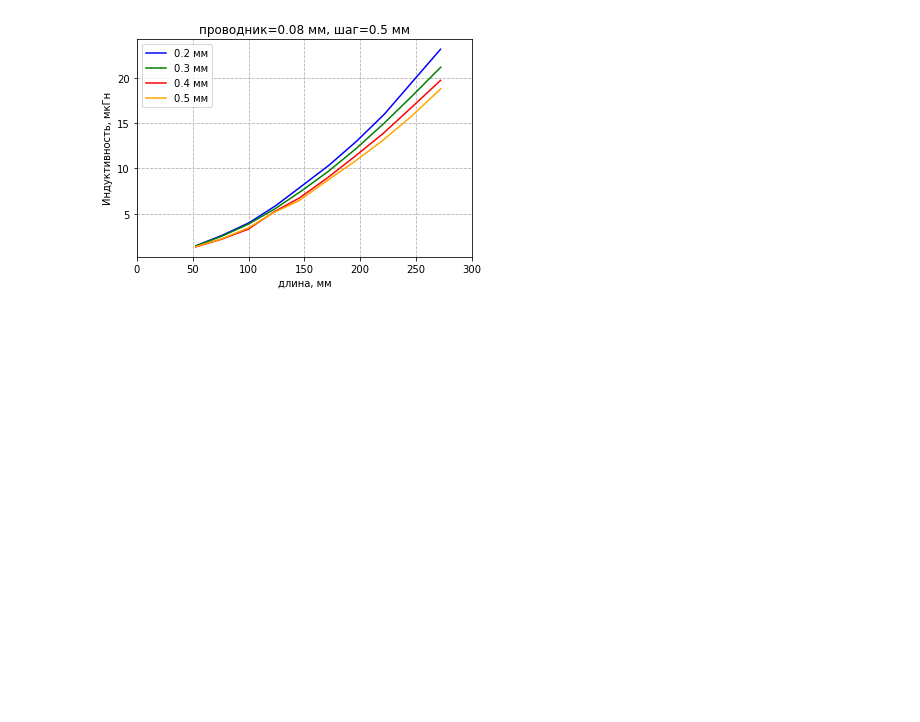
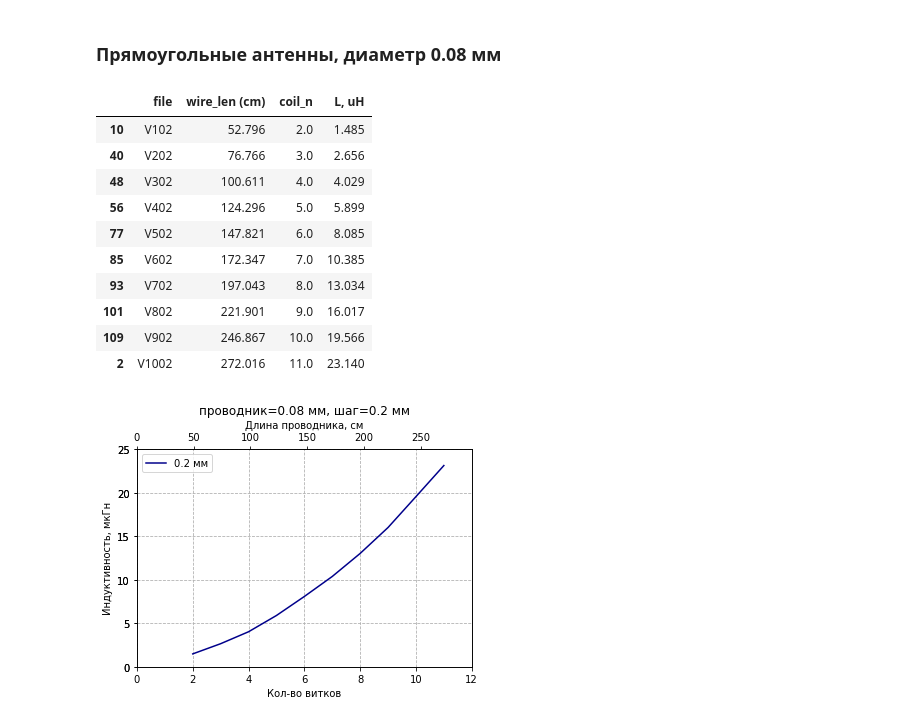
Before and after one commit to igrekus/coil-report, a Jupyter notebook: coil-008.ipynb, the cells around one changed output. Cells and saved outputs as stored; diff of their text form; code cells hidden in the pictures; blank space fills up the shorter version.

Commit message:
FEAT: merge coil_n and wire len plots

```diff
--- a/coil-008.ipynb
+++ b/coil-008.ipynb
@@ -112,4 +0,0 @@ plot_coil_n_stat(df, coil_n=11, wire=0.08, color='darkblue')
-# %%
-ax = plot_coil_n_stat(df, coil_n=2, wire=0.08, color='darkblue')
-for st, col in zip(range(3, 12), ['red', 'green', 'blue', 'orange', 'yellow', 'lime', 'brown', 'darkgreen', 'grey']):
-    plot_coil_n_stat(df, coil_n=st, wire=0.08, ax=ax, color=col)
@@ -138,6 +1,29 @@ plot_wire_len_stat(df, step=0.5, wire=0.08, color='darkblue')
-# %%
-ax = plot_wire_len_stat(df, step=0.2, wire=0.08, color='blue')
-for st, col in zip([0.3, 0.4, 0.5], ['green', 'red', 'orange']):
-    plot_wire_len_stat(df, step=st, wire=0.08, color=col, ax=ax)
-# %% [output]
-[figure, removed]
+# %% [markdown]
+### Прямоугольные антенны, диаметр 0.08 мм
+# %%
+import pandas as pd
+import matplotlib.pyplot as plt
+
+df = pd.read_excel('data/coil_stat.xlsx')
+rows = sorted([f'V{n}{d:02d}' for d in range(2, 6) for n in range(1, 12)])
+rects = df.loc[(df['file'].isin(rows))]
+
+%matplotlib inline
+# %%
+def plot_step_stat(dframe, step, wire, ax=None, color=''):
+    res = dframe.loc[(dframe['step (mm)'] == step) & (dframe['wire_dia (mm)'] == wire)][['file', 'wire_len (cm)', 'coil_n', 'L, uH']]
+    res = res.sort_values(['coil_n'], ascending=[1])
+    ax = res.plot(x='coil_n', y='L, uH', title=f'проводник={wire} мм, шаг={step} мм', ax=ax, color=color, label=f'{step} мм')
+    ax1 = ax.twiny()
+    res.plot(x='wire_len (cm)', y='L, uH', ax=ax1, color=color)
+    ax.grid(linestyle='--')
+    ax.set_xlim(0, 12)
+    ax.set_ylim(0, 25)
+    ax1.set_xlim(0, 295)
+    ax1.set_ylim(0, 25)
+    ax1.set_xlabel('Длина проводника, см')
+    ax1.lines = list()
+    ax1.get_legend().remove()
+    ax.set_ylabel('Индуктивность, мкГн')
+    ax.set_xlabel('Кол-во витков')
+    return ax, res
@@ -143,0 +41,16 @@ for st, col in zip([0.3, 0.4, 0.5], ['green', 'red', 'orange']):
+# %%
+_, res = plot_step_stat(rects, step=0.2, wire=0.08, color='darkblue')
+res
+# %% [output]
+|  | file | wire_len (cm) | coil_n | L, uH |
+| 10 | V102 | 52.796 | 2.0 | 1.485 |
+| 40 | V202 | 76.766 | 3.0 | 2.656 |
+| 48 | V302 | 100.611 | 4.0 | 4.029 |
+| 56 | V402 | 124.296 | 5.0 | 5.899 |
+| 77 | V502 | 147.821 | 6.0 | 8.085 |
+| 85 | V602 | 172.347 | 7.0 | 10.385 |
+| 93 | V702 | 197.043 | 8.0 | 13.034 |
+| 101 | V802 | 221.901 | 9.0 | 16.017 |
+| 109 | V902 | 246.867 | 10.0 | 19.566 |
+| 2 | V1002 | 272.016 | 11.0 | 23.140 |
+[figure, added]
```
Also changed, not shown: parts of 41 cells of this notebook, 1 other file.
